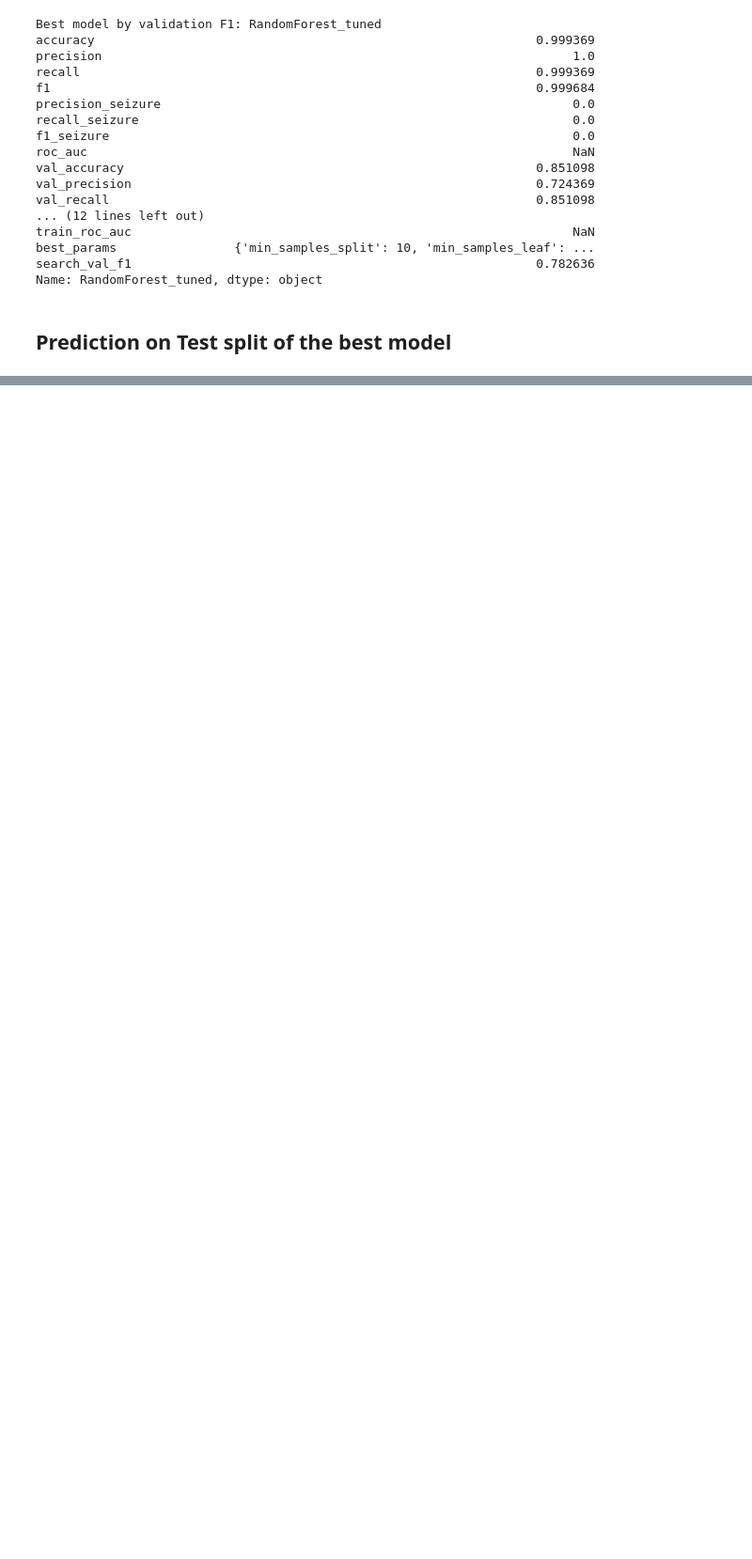
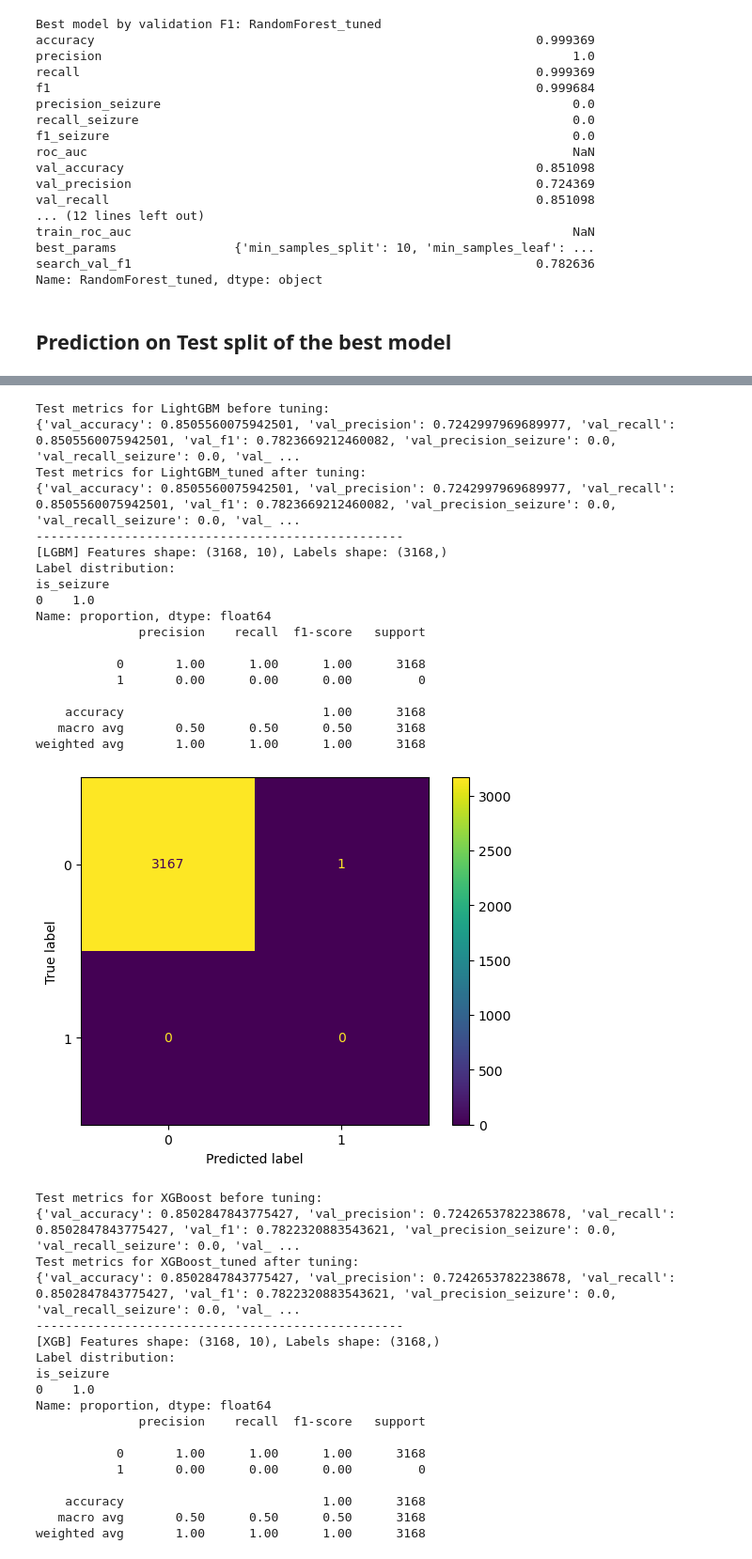
Before and after one commit to AlessiaBernacchia/EEG-epileptic-seizures-detection, a Jupyter notebook: notebooks/baseline_models/baseline_models.ipynb, the cells around one changed output, grey strips where cells are left out. Shown at 94% size. Cells and saved outputs as stored; diff of their text form; code cells hidden in the pictures; blank space fills up the shorter version.

```diff
--- a/notebooks/baseline_models/baseline_models.ipynb
+++ b/notebooks/baseline_models/baseline_models.ipynb
@@ -351,6 +351,13 @@ Name: RandomForest_tuned, dtype: object
 # %% [markdown]
 ## Prediction on Test split of the best model
 # %%
-model = trained_models[best_model_name]
-model.test_pipeline(split_frames["test"], verbose=True)
+for name in top3:
+    print(f"Test metrics for {name} before tuning:")
+    print({k: v for k, v in results[name].items() if k.startswith("test_") or k.startswith("val_")})
+    tuned_name = f"{name}_tuned"
+    print(f"Test metrics for {tuned_name} after tuning:")
+    print({k: v for k, v in results[tuned_name].items() if k.startswith("test_") or k.startswith("val_")})
+    print("-" * 50)
+    model = trained_models[tuned_name]
+    model.test_pipeline(split_frames["test"], verbose=True)
 # %% [output]
@@ -357,13 +369,50 @@ model.test_pipeline(split_frames["test"], verbose=True)
 [RandomForest] Features shape: (3168, 10), Labels shape: (3168,)
 Label distribution:
 0    1.0
 Name: proportion, dtype: float64
               precision    recall  f1-score   support
 
            0       1.00      1.00      1.00      3168
            1       0.00      0.00      0.00         0
 
     accuracy                           1.00      3168
    macro avg       0.50      0.50      0.50      3168
 weighted avg       1.00      1.00      1.00      3168
 [figure]
+Test metrics for LightGBM before tuning:
+{'val_accuracy': 0.8505560075942501, 'val_precision': 0.7242997969689977, 'val_recall': 0.8505560075942501, 'val_f1': 0.7823669212460082, 'val_precision_seizure': 0.0, 'val_recall_seizure': 0.0, 'val_ ...
+Test metrics for LightGBM_tuned after tuning:
+{'val_accuracy': 0.8505560075942501, 'val_precision': 0.7242997969689977, 'val_recall': 0.8505560075942501, 'val_f1': 0.7823669212460082, 'val_precision_seizure': 0.0, 'val_recall_seizure': 0.0, 'val_ ...
+--------------------------------------------------
+[LGBM] Features shape: (3168, 10), Labels shape: (3168,)
+Label distribution:
+is_seizure
+0    1.0
+Name: proportion, dtype: float64
+              precision    recall  f1-score   support
+
+           0       1.00      1.00      1.00      3168
+           1       0.00      0.00      0.00         0
+
+    accuracy                           1.00      3168
+   macro avg       0.50      0.50      0.50      3168
+weighted avg       1.00      1.00      1.00      3168
+[figure, added]
+Test metrics for XGBoost before tuning:
+{'val_accuracy': 0.8502847843775427, 'val_precision': 0.7242653782238678, 'val_recall': 0.8502847843775427, 'val_f1': 0.7822320883543621, 'val_precision_seizure': 0.0, 'val_recall_seizure': 0.0, 'val_ ...
+Test metrics for XGBoost_tuned after tuning:
+{'val_accuracy': 0.8502847843775427, 'val_precision': 0.7242653782238678, 'val_recall': 0.8502847843775427, 'val_f1': 0.7822320883543621, 'val_precision_seizure': 0.0, 'val_recall_seizure': 0.0, 'val_ ...
+--------------------------------------------------
+[XGB] Features shape: (3168, 10), Labels shape: (3168,)
+Label distribution:
+is_seizure
+0    1.0
+Name: proportion, dtype: float64
+              precision    recall  f1-score   support
+
+           0       1.00      1.00      1.00      3168
+           1       0.00      0.00      0.00         0
+
+    accuracy                           1.00      3168
+   macro avg       0.50      0.50      0.50      3168
+weighted avg       1.00      1.00      1.00      3168
```
Also changed, not shown: parts of 1 cell of this notebook, 5 other files.
